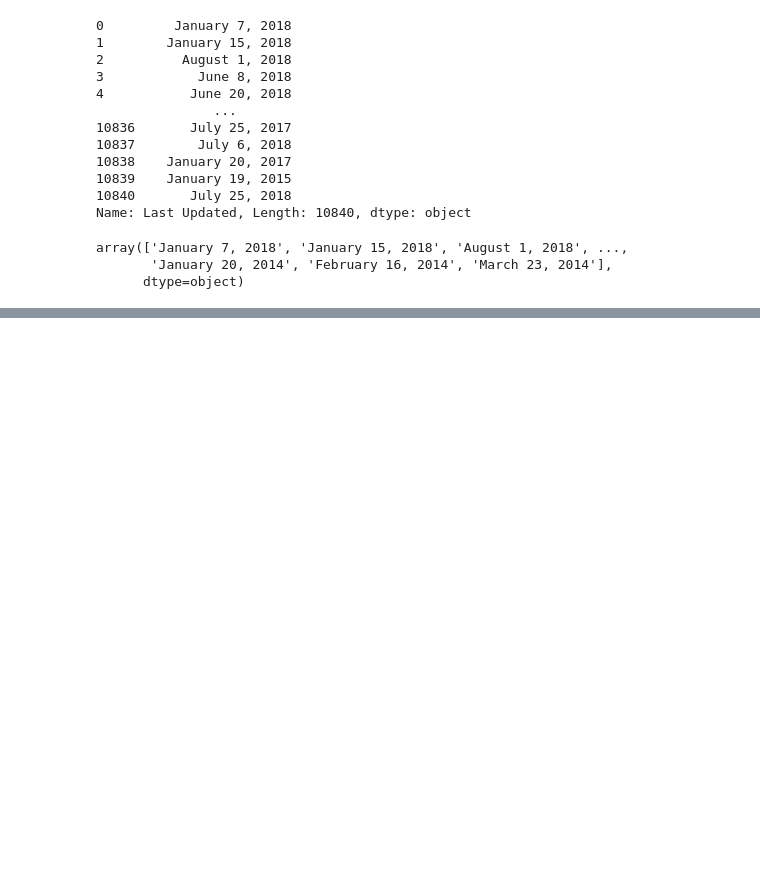
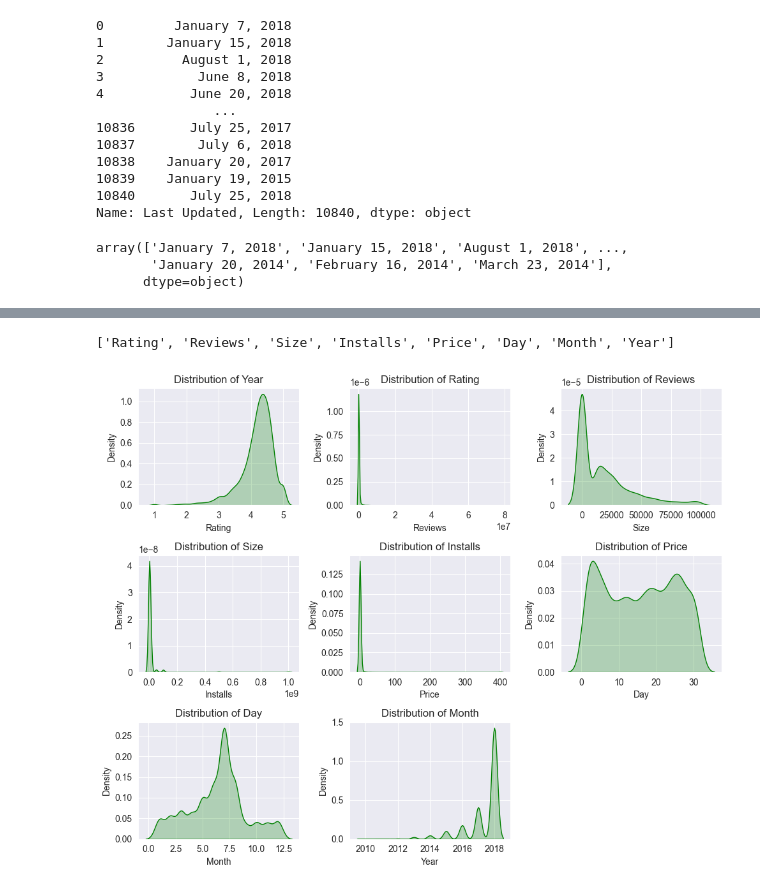
Before and after one commit to Ahmet-Ruchan/ML-Core, a Jupyter notebook: Core/Data Science/DataFrame Operations/6-GooglePlayDatasetEx.ipynb, the cells around one changed output, grey strips where cells are left out. Cells and saved outputs as stored; diff of their text form; code cells hidden in the pictures; blank space fills up the shorter version.

```diff
--- a/Core/Data Science/DataFrame Operations/6-GooglePlayDatasetEx.ipynb
+++ b/Core/Data Science/DataFrame Operations/6-GooglePlayDatasetEx.ipynb
@@ -385,3 +385,9 @@ df.head()
 | 2 | U Launcher Lite – FREE Live Cool ... | ART_AND_DESIGN | 4.7 | 87510 | 8.7 | 5000000 | Free | 0.0 | Everyone | Art & Design | ... |
 | 3 | Sketch - Draw & Paint | ART_AND_DESIGN | 4.5 | 215644 | 25000.0 | 50000000 | Free | 0.0 | Teen | Art & Design | ... |
 | 4 | Pixel Draw - Number Art Coloring ... | ART_AND_DESIGN | 4.3 | 967 | 2.8 | 100000 | Free | 0.0 | Everyone | Art & Design;Creativity | ... |
+# %%
+df['Day'] = df['Last Updated'].dt.day
+df['Month'] = df['Last Updated'].dt.month
+df['Year'] = df['Last Updated'].dt.year
+
+df.head()
@@ -387,0 +421,2 @@ df.head()
+# %%
+df.drop_duplicates(subset=['App'], inplace=True, keep='first') # drop duplicates
@@ -387,0 +447,3 @@ df.head()
+# %%
+numeric_features = df.select_dtypes(include=[np.number])
+numeric_features
@@ -387,0 +492,18 @@ df.head()
+# %%
+numeric_features_list = numeric_features.columns.tolist()
+numeric_features_list
+# %% [output]
+['Rating', 'Reviews', 'Size', 'Installs', 'Price', 'Day', 'Month', 'Year']
+# %%
+plt.figure(figsize=(10,8))
+
+for i in range(0, len(numeric_features_list)):
+    plt.subplot(3, 3, i+1)
+    sns.kdeplot(x=df[numeric_features_list[i]], color='green', fill=True)
+    plt.xlabel(numeric_features_list[i])
+    plt.title(f'Distribution of {numeric_features_list[i-1]}')
+    plt.tight_layout()
+
+plt.show()
+# %% [output]
+[figure, added]
```
Also changed, not shown: parts of 33 cells of this notebook.
